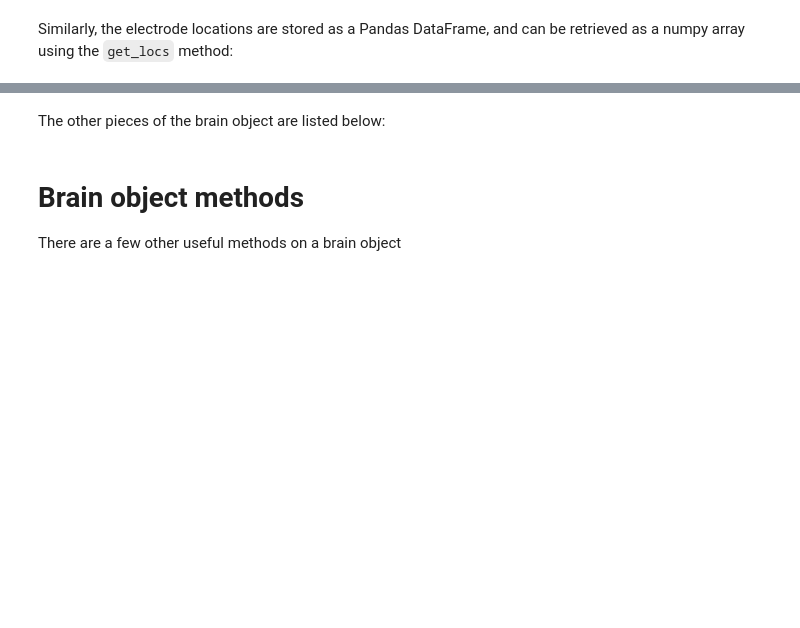
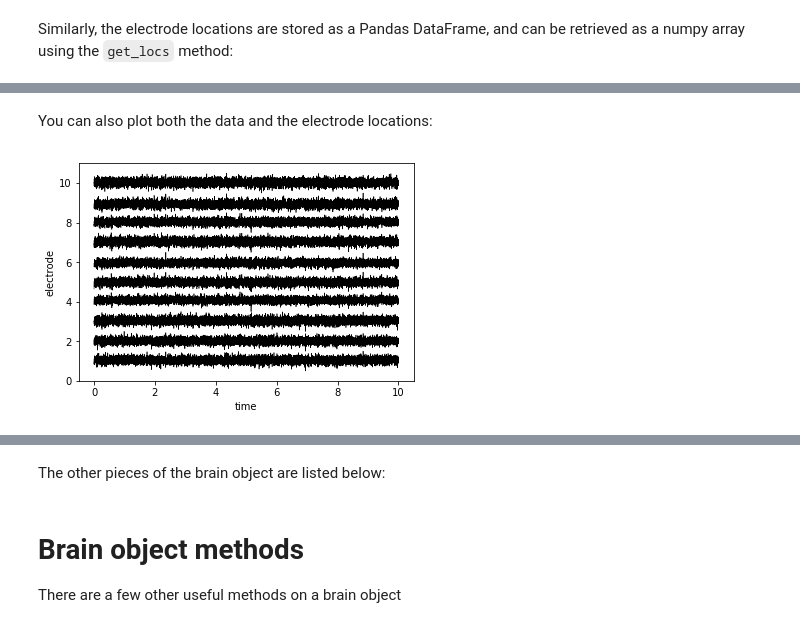
Before and after one commit to ContextLab/supereeg, a Jupyter notebook: docs/tutorial/brain_objects.ipynb, the cells around one changed output, grey strips where cells are left out. Cells and saved outputs as stored; diff of their text form; code cells hidden in the pictures; blank space fills up the shorter version.

```diff
--- a/docs/tutorial/brain_objects.ipynb
+++ b/docs/tutorial/brain_objects.ipynb
@@ -142,0 +152,7 @@ array([[-13,  16,  74],
+# %% [markdown]
+You can also plot both the data and the electrode locations:
+# %%
+bo.plot_data()
+plt.show()
+# %% [output]
+[figure, added]
```
Also changed, not shown: parts of 22 cells of this notebook, 5 other files.
